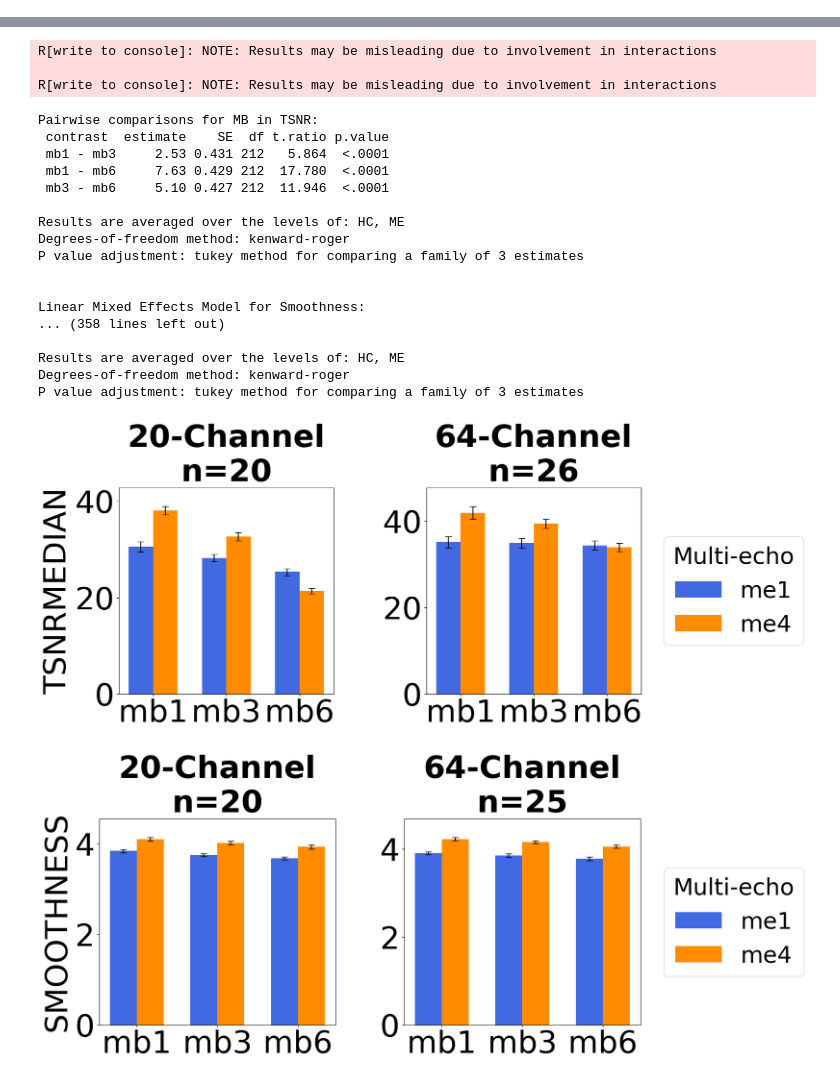
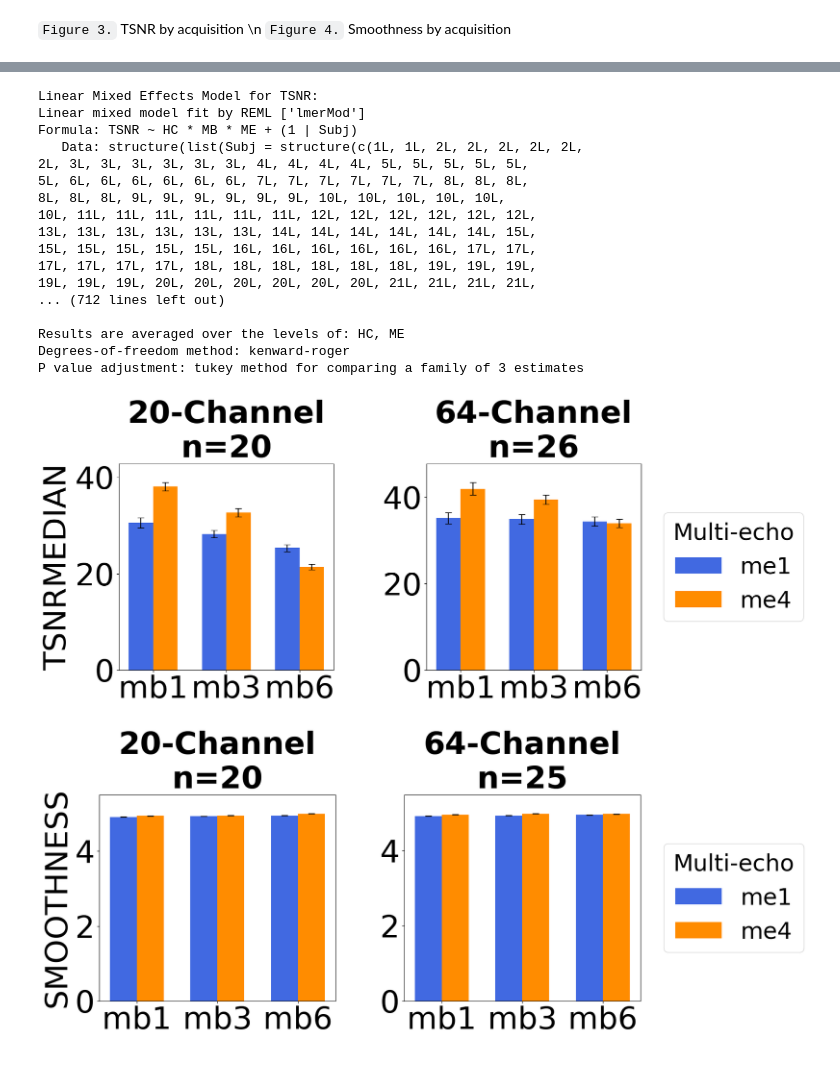
Before and after one commit to DVS-Lab/multiecho-pilot, a Jupyter notebook: code/plot_figures.ipynb, the cells around one changed output, grey strips where cells are left out. Drawn from its saved outputs; the diff is of its cells as text; code cells hidden in the pictures.

```diff
--- a/code/plot_figures.ipynb
+++ b/code/plot_figures.ipynb
@@ -521,11 +521,14 @@ def analyze_multiecho_data(tsnr_path, smoothness_path):
 
 # Example usage (uncomment and adjust paths as needed):
 # result = analyze_multiecho_data('path/to/tsnr.csv', 'path/to/smoothness.csv')
+# %% [markdown]
+`Figure 3.` TSNR by acquisition \n
+`Figure 4.` Smoothness by acquisition
 # %%
 # Example usage
 results = analyze_multiecho_data(
     '~/Documents/GitHub/multiecho-pilot/code/combined_tsnr_coil_output.csv',
-    '~/Documents/GitHub/multiecho-pilot/smoothness-all-zero.csv'
+    '~/Documents/GitHub/multiecho-pilot/smoothness-all.csv'
 )
 # %% [output]
 TSNR Data Columns: ['Subject', 'ReceiveCoilName', 'AcquisitionType', 'tsnrMean', 'tsnrMedian']
@@ -565,25 +554,22 @@ HC64:MB.Q:M  0.012 -0.747 -0.011
-R[write to console]: NOTE: Results may be misleading due to involvement in interactions
+Linear Mixed Effects Model for TSNR:
+Linear mixed model fit by REML ['lmerMod']
+Formula: TSNR ~ HC * MB * ME + (1 | Subj)
+   Data: structure(list(Subj = structure(c(1L, 1L, 2L, 2L, 2L, 2L, 2L,
+2L, 3L, 3L, 3L, 3L, 3L, 3L, 4L, 4L, 4L, 4L, 5L, 5L, 5L, 5L, 5L,
+5L, 6L, 6L, 6L, 6L, 6L, 6L, 7L, 7L, 7L, 7L, 7L, 7L, 8L, 8L, 8L,
+8L, 8L, 8L, 9L, 9L, 9L, 9L, 9L, 9L, 10L, 10L, 10L, 10L, 10L,
+10L, 11L, 11L, 11L, 11L, 11L, 11L, 12L, 12L, 12L, 12L, 12L, 12L,
+13L, 13L, 13L, 13L, 13L, 13L, 14L, 14L, 14L, 14L, 14L, 14L, 15L,
+15L, 15L, 15L, 15L, 15L, 16L, 16L, 16L, 16L, 16L, 16L, 17L, 17L,
+17L, 17L, 17L, 17L, 18L, 18L, 18L, 18L, 18L, 18L, 19L, 19L, 19L,
+19L, 19L, 19L, 20L, 20L, 20L, 20L, 20L, 20L, 21L, 21L, 21L, 21L,
+... (712 lines left out)
 
-R[write to console]: NOTE: Results may be misleading due to involvement in interactions
+Results are averaged over the levels of: HC, ME
+Degrees-of-freedom method: kenward-roger
+P value adjustment: tukey method for comparing a family of 3 estimates
-Pairwise comparisons for MB in TSNR:
- contrast  estimate    SE  df t.ratio p.value
- mb1 - mb3     2.53 0.431 212   5.864  <.0001
- mb1 - mb6     7.63 0.429 212  17.780  <.0001
- mb3 - mb6     5.10 0.427 212  11.946  <.0001
-
-Results are averaged over the levels of: HC, ME
-Degrees-of-freedom method: kenward-roger
-P value adjustment: tukey method for comparing a family of 3 estimates
-
-
-Linear Mixed Effects Model for Smoothness:
-... (358 lines left out)
-
-Results are averaged over the levels of: HC, ME
-Degrees-of-freedom method: kenward-roger
-P value adjustment: tukey method for comparing a family of 3 estimates
 [figure]
-[figure, old version]
+[figure, new version]
 # %%
 import pandas as pd
 print(pd.read_csv('~/Documents/GitHub/multiecho-pilot/code/combined_tsnr_coil_output.csv').head())
```
Also changed, not shown: parts of 9 cells of this notebook, 1 other file.
